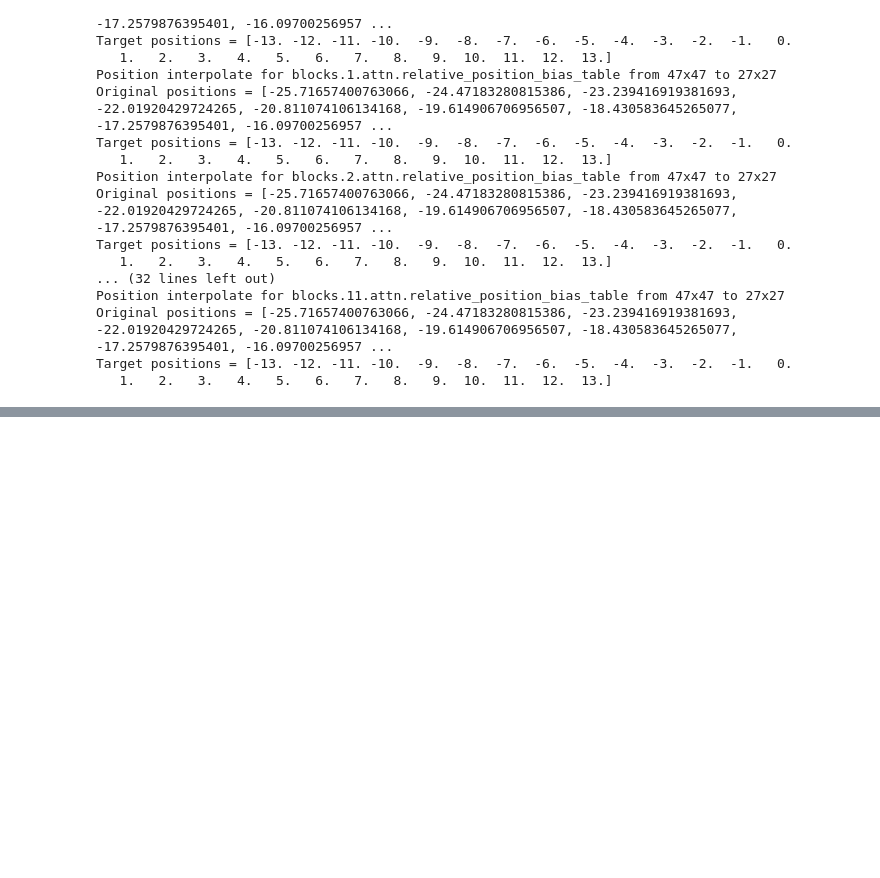
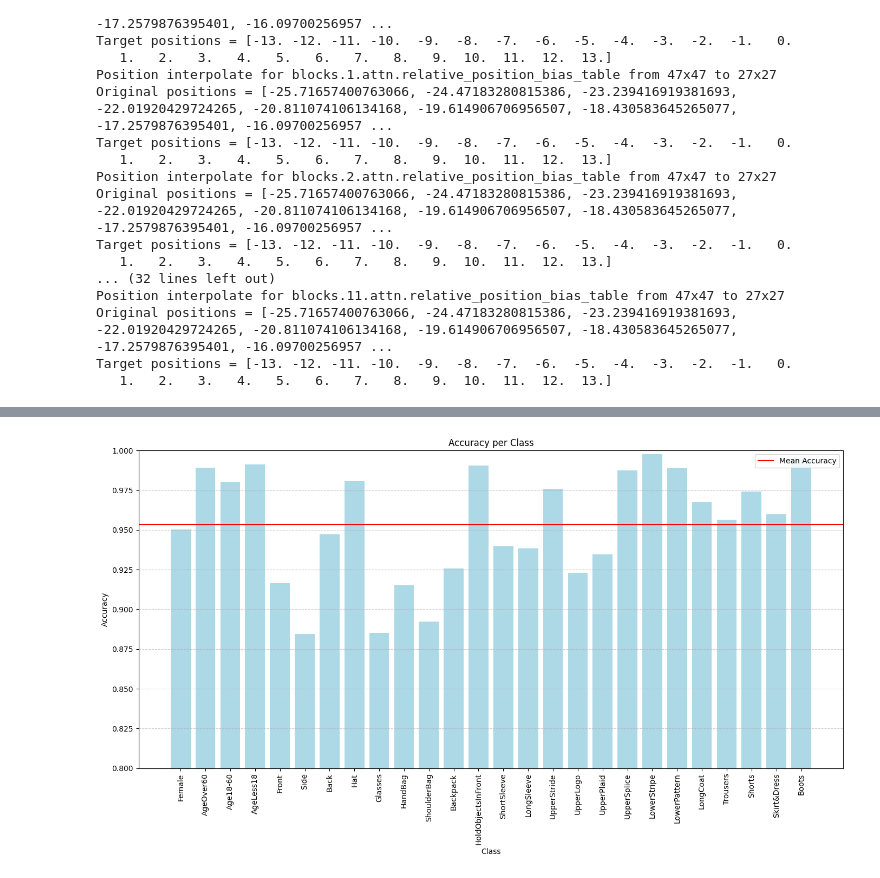
Before and after one commit to BachNgoH/CrossPAR_ACCV2024, a Jupyter notebook: evaluate_failure_cases.ipynb, the cells around one changed output, grey strips where cells are left out. Saved outputs shown, nothing was run; the diff lists cells and outputs as text; code cells hidden in the pictures; blank space fills up the shorter version.

```diff
--- a/evaluate_failure_cases.ipynb
+++ b/evaluate_failure_cases.ipynb
@@ -202,0 +283,2 @@ evaluate(config, model, test_loader, torch.device("cuda"), epoch=0, best_acc=Non
+# %%
+pred = pred_probs > 0.5
@@ -202,0 +295,34 @@ evaluate(config, model, test_loader, torch.device("cuda"), epoch=0, best_acc=Non
+# %%
+# Array of class names
+class_names = [
+    'Female', 'AgeOver60', 'Age18-60', 'AgeLess18', 'Front', 'Side', 'Back', 'Hat',
+    'Glasses', 'HandBag', 'ShoulderBag', 'Backpack', 'HoldObjectsInFront', 'ShortSleeve',
+    'LongSleeve', 'UpperStride', 'UpperLogo', 'UpperPlaid', 'UpperSplice', 'LowerStripe',
+    'LowerPattern', 'LongCoat', 'Trousers', 'Shorts', 'Skirt&Dress', 'Boots'
+]
+
+# Calculate accuracy for each class
+accuracies = np.mean(gt_labels == pred, axis=0)
+
+# Calculating the mean accuracy
+mean_accuracy = np.mean(accuracies)
+
+plt.figure(figsize=(14, 8))
+plt.bar(range(len(class_names)), accuracies, color='lightblue')
+plt.axhline(y=mean_accuracy, color='r', linestyle='-', label=f'Mean Accuracy')
+plt.ylabel('Accuracy')
+plt.xlabel('Class')
+plt.xticks(range(len(class_names)), class_names, rotation=90)
+plt.ylim(0.8, 1)  # Adjusting the y-axis range
+plt.title('Accuracy per Class')
+plt.grid(axis='y', linestyle='--', alpha=0.6)
+plt.legend()
+plt.tight_layout()
+
+# File path to save the SVG file
+file_path = './output/class_accuracy_visualization.svg'
+plt.savefig(file_path, format='svg')
+
+plt.show()
+# %% [output]
+[figure, added]
```
Also changed, not shown: parts of 18 cells of this notebook, 6 other files.
